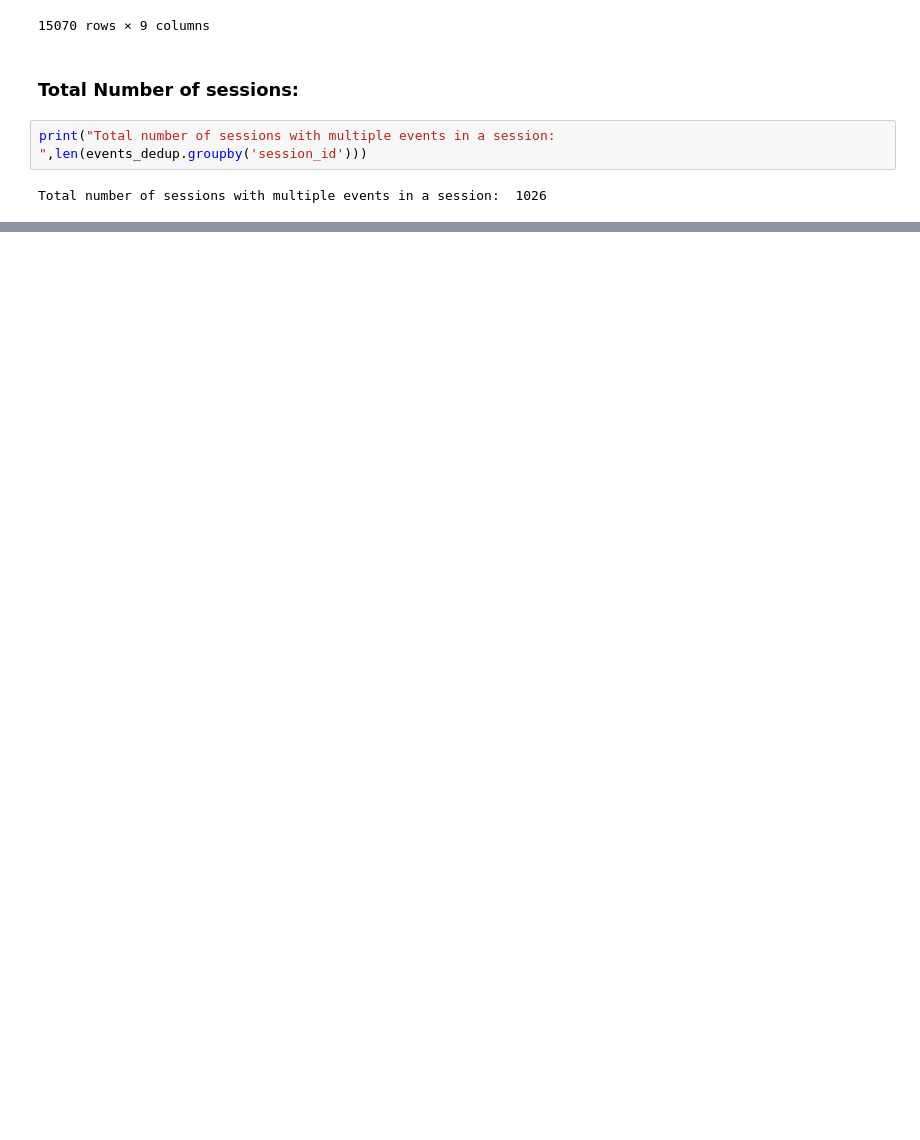
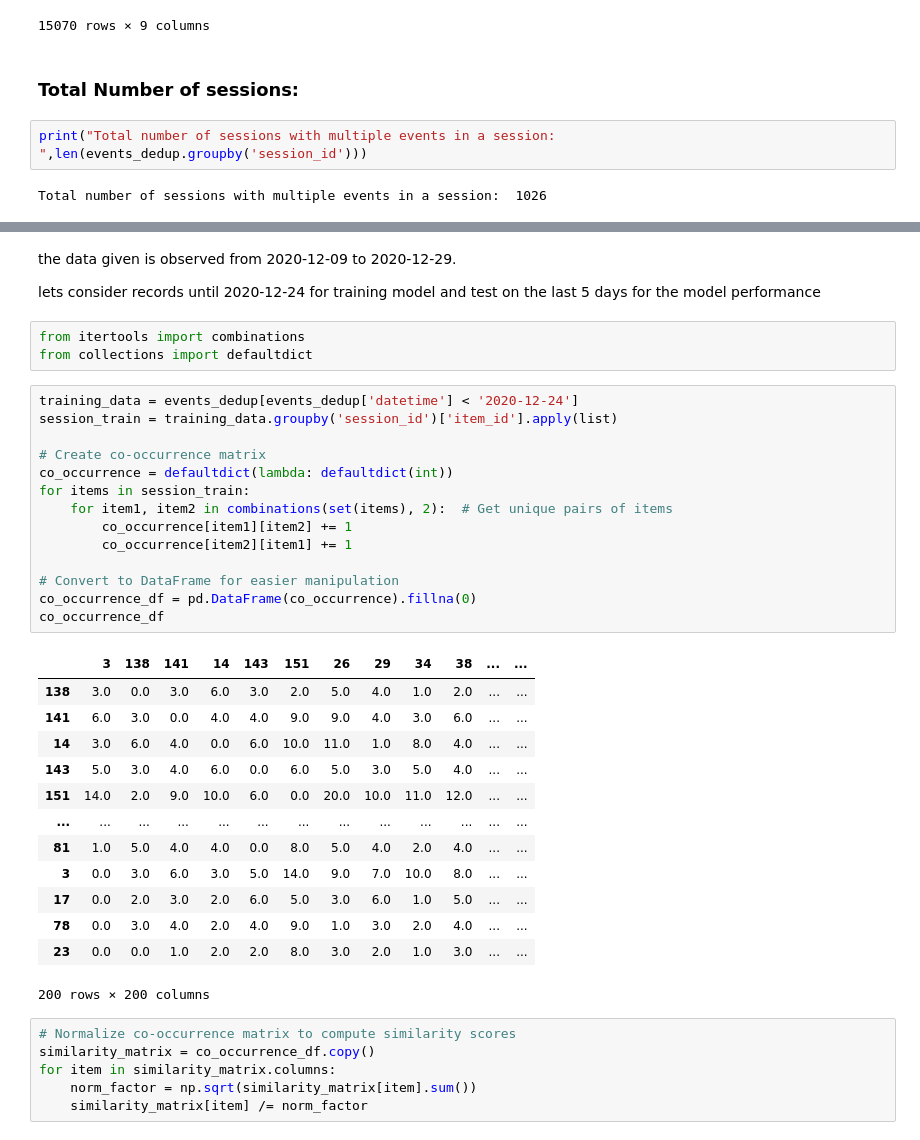
Before and after one commit to Charles-1994/recommender_system_BE, a Jupyter notebook: v2_data_exploration.ipynb, the cells around one changed output, grey strips where cells are left out. Saved outputs shown, nothing was run; the diff lists cells and outputs as text; blank space fills up the shorter version.

Commit message:
added the gitignore, added the code train and recommend items

```diff
--- a/v2_data_exploration.ipynb
+++ b/v2_data_exploration.ipynb
@@ -115,0 +265,41 @@ Total number of sessions with multiple events in a session:  1026
+# %% [markdown]
+the data given is observed from 2020-12-09 to 2020-12-29.
+
+lets consider records until 2020-12-24 for training model and test on the last 5 days for the model performance
+# %%
+from itertools import combinations
+from collections import defaultdict
+# %%
+training_data = events_dedup[events_dedup['datetime'] < '2020-12-24']
+session_train = training_data.groupby('session_id')['item_id'].apply(list)
+
+# Create co-occurrence matrix
+co_occurrence = defaultdict(lambda: defaultdict(int))
+for items in session_train:
+    for item1, item2 in combinations(set(items), 2):  # Get unique pairs of items
+        co_occurrence[item1][item2] += 1
+        co_occurrence[item2][item1] += 1
+
+# Convert to DataFrame for easier manipulation
+co_occurrence_df = pd.DataFrame(co_occurrence).fillna(0)
+co_occurrence_df
+# %% [output]
+|  | 3 | 138 | 141 | 14 | 143 | 151 | 26 | 29 | 34 | 38 | ... | ... |
+| 138 | 3.0 | 0.0 | 3.0 | 6.0 | 3.0 | 2.0 | 5.0 | 4.0 | 1.0 | 2.0 | ... | ... |
+| 141 | 6.0 | 3.0 | 0.0 | 4.0 | 4.0 | 9.0 | 9.0 | 4.0 | 3.0 | 6.0 | ... | ... |
+| 14 | 3.0 | 6.0 | 4.0 | 0.0 | 6.0 | 10.0 | 11.0 | 1.0 | 8.0 | 4.0 | ... | ... |
+| 143 | 5.0 | 3.0 | 4.0 | 6.0 | 0.0 | 6.0 | 5.0 | 3.0 | 5.0 | 4.0 | ... | ... |
+| 151 | 14.0 | 2.0 | 9.0 | 10.0 | 6.0 | 0.0 | 20.0 | 10.0 | 11.0 | 12.0 | ... | ... |
+| ... | ... | ... | ... | ... | ... | ... | ... | ... | ... | ... | ... | ... |
+| 81 | 1.0 | 5.0 | 4.0 | 4.0 | 0.0 | 8.0 | 5.0 | 4.0 | 2.0 | 4.0 | ... | ... |
+| 3 | 0.0 | 3.0 | 6.0 | 3.0 | 5.0 | 14.0 | 9.0 | 7.0 | 10.0 | 8.0 | ... | ... |
+| 17 | 0.0 | 2.0 | 3.0 | 2.0 | 6.0 | 5.0 | 3.0 | 6.0 | 1.0 | 5.0 | ... | ... |
+| 78 | 0.0 | 3.0 | 4.0 | 2.0 | 4.0 | 9.0 | 1.0 | 3.0 | 2.0 | 4.0 | ... | ... |
+| 23 | 0.0 | 0.0 | 1.0 | 2.0 | 2.0 | 8.0 | 3.0 | 2.0 | 1.0 | 3.0 | ... | ... |
+200 rows × 200 columns
+# %%
+# Normalize co-occurrence matrix to compute similarity scores
+similarity_matrix = co_occurrence_df.copy()
+for item in similarity_matrix.columns:
+    norm_factor = np.sqrt(similarity_matrix[item].sum())
+    similarity_matrix[item] /= norm_factor
```
Also changed, not shown: parts of 26 cells of this notebook, 6 other files.
